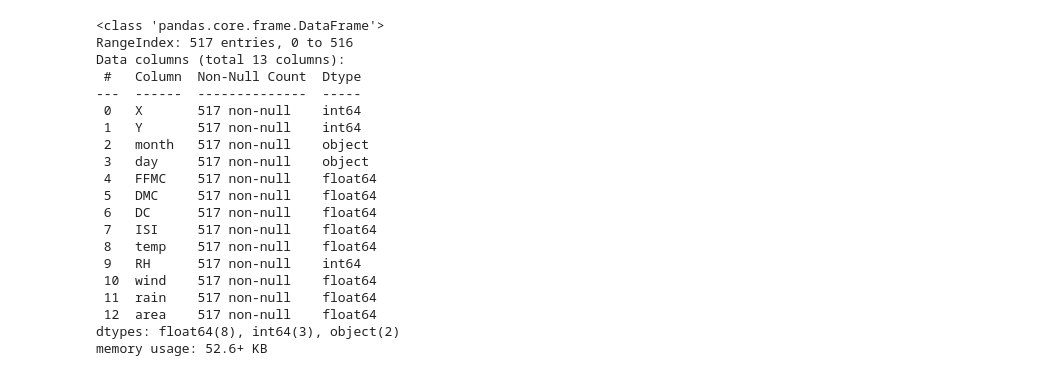
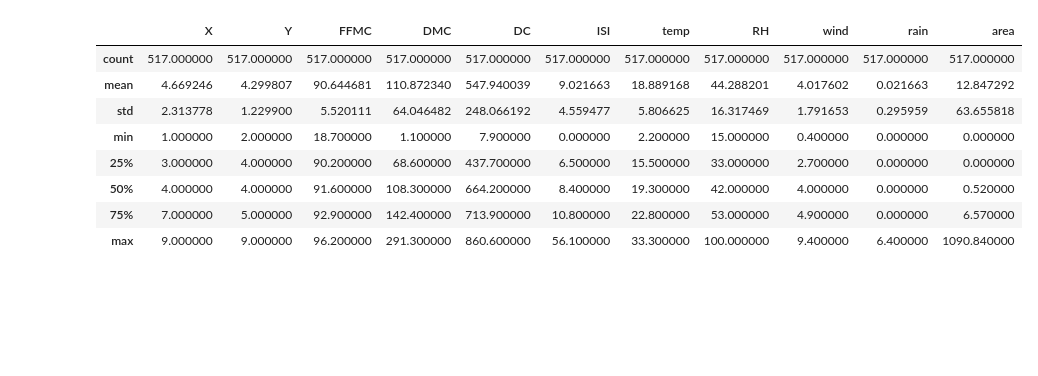
Before and after one commit to sashamrobinson/Firewatch, a Jupyter notebook: ForestFireDataAnalysis.ipynb, the cells around one changed output. Saved outputs shown, nothing was run; the diff lists cells and outputs as text; code cells hidden in the pictures; blank space fills up the shorter version.

```diff
--- a/ForestFireDataAnalysis.ipynb
+++ b/ForestFireDataAnalysis.ipynb
@@ -8,25 +14,14 @@ import pandas as pd
 # Guimaraes, Portugal, pp. 512-523, 2007. APPIA, ISBN-13 978-989-95618-0-9.
 data = pd.read_csv("forestfires.csv")
 # %%
-data.info()
+data.describe()
 # %% [output]
-<class 'pandas.core.frame.DataFrame'>
-RangeIndex: 517 entries, 0 to 516
-Data columns (total 13 columns):
- #   Column  Non-Null Count  Dtype
----  ------  --------------  -----
- 0   X       517 non-null    int64
- 1   Y       517 non-null    int64
- 2   month   517 non-null    object
- 3   day     517 non-null    object
- 4   FFMC    517 non-null    float64
- 5   DMC     517 non-null    float64
- 6   DC      517 non-null    float64
- 7   ISI     517 non-null    float64
- 8   temp    517 non-null    float64
- 9   RH      517 non-null    int64
- 10  wind    517 non-null    float64
- 11  rain    517 non-null    float64
- 12  area    517 non-null    float64
-dtypes: float64(8), int64(3), object(2)
-memory usage: 52.6+ KB
+|  | X | Y | FFMC | DMC | DC | ISI | temp | RH | wind | rain | area |
+| count | 517.000000 | 517.000000 | 517.000000 | 517.000000 | 517.000000 | 517.000000 | 517.000000 | 517.000000 | 517.000000 | 517.000000 | 517.000000 |
+| mean | 4.669246 | 4.299807 | 90.644681 | 110.872340 | 547.940039 | 9.021663 | 18.889168 | 44.288201 | 4.017602 | 0.021663 | 12.847292 |
+| std | 2.313778 | 1.229900 | 5.520111 | 64.046482 | 248.066192 | 4.559477 | 5.806625 | 16.317469 | 1.791653 | 0.295959 | 63.655818 |
+| min | 1.000000 | 2.000000 | 18.700000 | 1.100000 | 7.900000 | 0.000000 | 2.200000 | 15.000000 | 0.400000 | 0.000000 | 0.000000 |
+| 25% | 3.000000 | 4.000000 | 90.200000 | 68.600000 | 437.700000 | 6.500000 | 15.500000 | 33.000000 | 2.700000 | 0.000000 | 0.000000 |
+| 50% | 4.000000 | 4.000000 | 91.600000 | 108.300000 | 664.200000 | 8.400000 | 19.300000 | 42.000000 | 4.000000 | 0.000000 | 0.520000 |
+| 75% | 7.000000 | 5.000000 | 92.900000 | 142.400000 | 713.900000 | 10.800000 | 22.800000 | 53.000000 | 4.900000 | 0.000000 | 6.570000 |
+| max | 9.000000 | 9.000000 | 96.200000 | 291.300000 | 860.600000 | 56.100000 | 33.300000 | 100.000000 | 9.400000 | 6.400000 | 1090.840000 |
```
Also changed, not shown: parts of 2 cells of this notebook.
